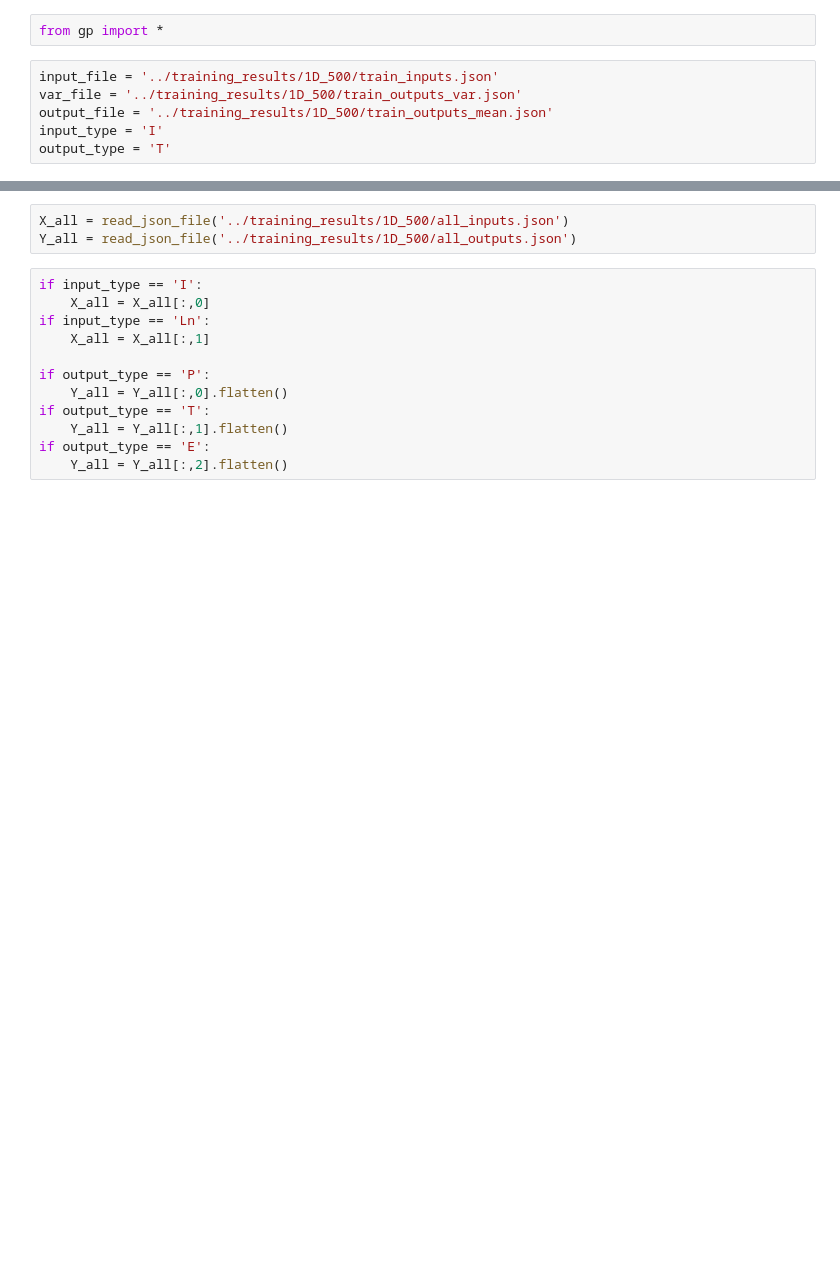
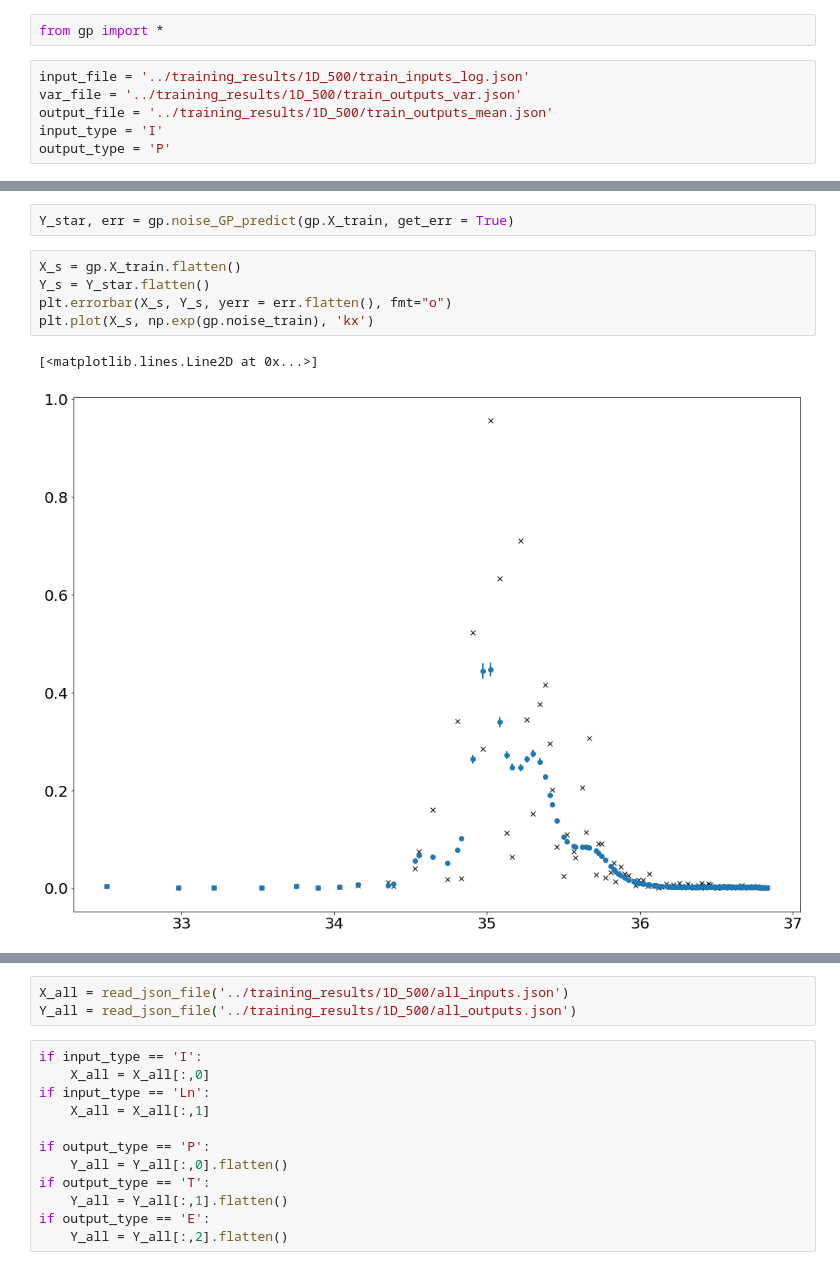
Before and after one commit to gosling123/epoch_surra, a Jupyter notebook: gp_scripts/gp_test.ipynb, the cells around one changed output, grey strips where cells are left out. Cells and saved outputs as stored; diff of their text form; blank space fills up the shorter version.

```diff
--- a/gp_scripts/gp_test.ipynb
+++ b/gp_scripts/gp_test.ipynb
@@ -1,9 +1,9 @@
 # %%
 from gp import *
 # %%
-input_file = '../training_results/1D_500/train_inputs.json'
+input_file = '../training_results/1D_500/train_inputs_log.json'
 var_file = '../training_results/1D_500/train_outputs_var.json'
 output_file = '../training_results/1D_500/train_outputs_mean.json'
 input_type = 'I'
-output_type = 'T'
+output_type = 'P'
 # %%
@@ -15,3 +19,13 @@ l =  0.14563484775012445 var =  0.30888435964774846
+# %%
+Y_star, err = gp.noise_GP_predict(gp.X_train, get_err = True)
+# %%
+X_s = gp.X_train.flatten()
+Y_s = Y_star.flatten()
+plt.errorbar(X_s, Y_s, yerr = err.flatten(), fmt="o")
+plt.plot(X_s, np.exp(gp.noise_train), 'kx')
+# %% [output]
+[<matplotlib.lines.Line2D at 0x...>]
+[figure, added]
 # %%
 gp.optimise_GP()
 # %% [output]
```
Also changed, not shown: parts of 9 cells of this notebook, 10 other files.
